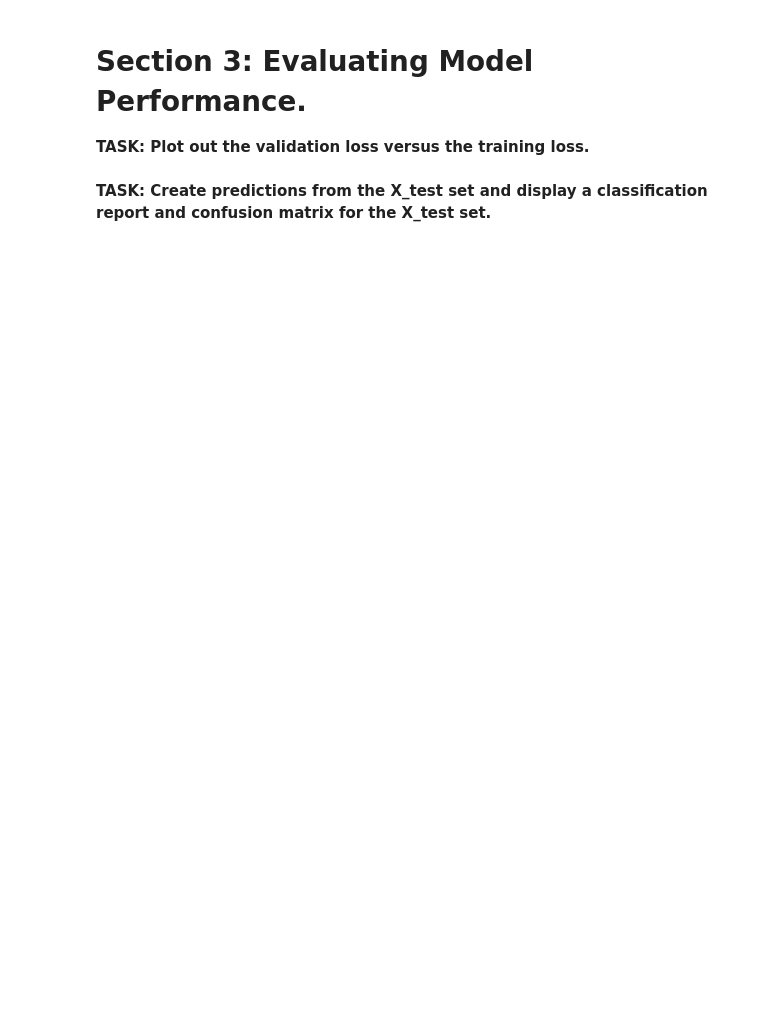
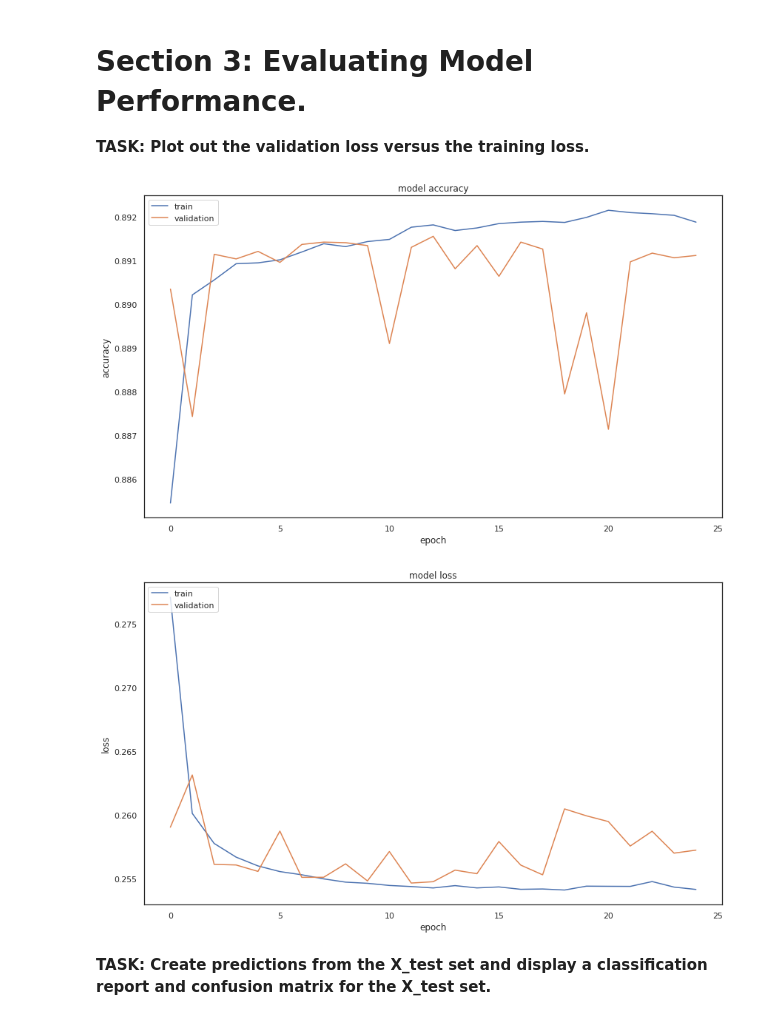
Before and after one commit to mattiasliljenzin/tensorflow-two-bootcamp, a Jupyter notebook: 03-ANNs/03-Keras-Project-Exercise.ipynb, the cells around one changed output. Drawn from its saved outputs; the diff is of its cells as text; code cells hidden in the pictures; blank space fills up the shorter version.

```diff
--- a/03-ANNs/03-Keras-Project-Exercise.ipynb
+++ b/03-ANNs/03-Keras-Project-Exercise.ipynb
@@ -980,0 +1048,2 @@ X_train, X_test, y_train, y_test = train_test_split(X, y, test_size=0.2, random_
+# %%
+scaler.fit(X=X_train)
@@ -981,3 +1052,6 @@ X_train, X_test, y_train, y_test = train_test_split(X, y, test_size=0.2, random_
+# %%
+X_train = scaler.transform(X_train)
+X_test = scaler.transform(X_test)
 # %% [markdown]
 # Creating the Model
 
@@ -993,11 +1075,17 @@ from tensorflow.keras.layers import Dense,Dropout
 model = Sequential()
 
 # Choose whatever number of layers/neurons you want.
-
+model.add(Dense(60, activation='relu'))
+model.add(Dense(30, activation='relu'))
+model.add(Dense(15, activation='relu'))
+model.add(Dense(1, activation='sigmoid'))
 # https://stats.stackexchange.com/questions/181/how-to-choose-the-number-of-hidden-layers-and-nodes-in-a-feedforward-neural-netw
 
 # Remember to compile()
+model.compile(loss='binary_crossentropy', metrics=['accuracy'])
 # %% [markdown]
 **TASK: Fit the model to the training data for at least 25 epochs. Also add in the validation data for later plotting. Optional: add in a batch_size of 256.**
 # %%
 # CODE HERE
+# %%
+result = model.fit(x=X_train, y=y_train, batch_size=256, epochs=25, validation_data=(X_test, y_test))
@@ -1011,6 +1138,32 @@ model = Sequential()
 **TASK: Plot out the validation loss versus the training loss.**
 # %%
 # CODE HERE
+# %%
+
+history = result
+
+#  "Accuracy"
+plt.figure(figsize=(14,8))
+plt.plot(history.history['accuracy'])
+plt.plot(history.history['val_accuracy'])
+plt.title('model accuracy')
+plt.ylabel('accuracy')
+plt.xlabel('epoch')
+plt.legend(['train', 'validation'], loc='upper left')
+plt.show()
+
+# "Loss"
+plt.figure(figsize=(14,8))
+plt.plot(history.history['loss'])
+plt.plot(history.history['val_loss'])
+plt.title('model loss')
+plt.ylabel('loss')
+plt.xlabel('epoch')
+plt.legend(['train', 'validation'], loc='upper left')
+plt.show()
+# %% [output]
+[figure, added]
+[figure, added]
 # %% [markdown]
 **TASK: Create predictions from the X_test set and display a classification report and confusion matrix for the X_test set.**
 # %%
```
Also changed, not shown: parts of 40 cells of this notebook, 1 other file.
